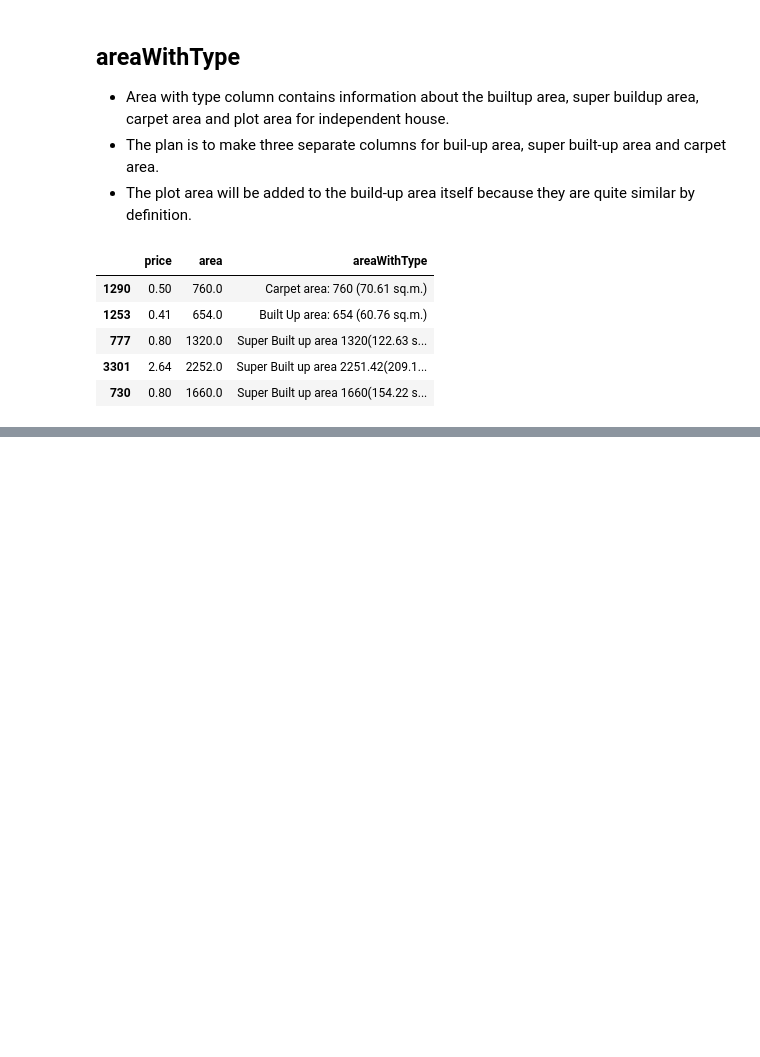
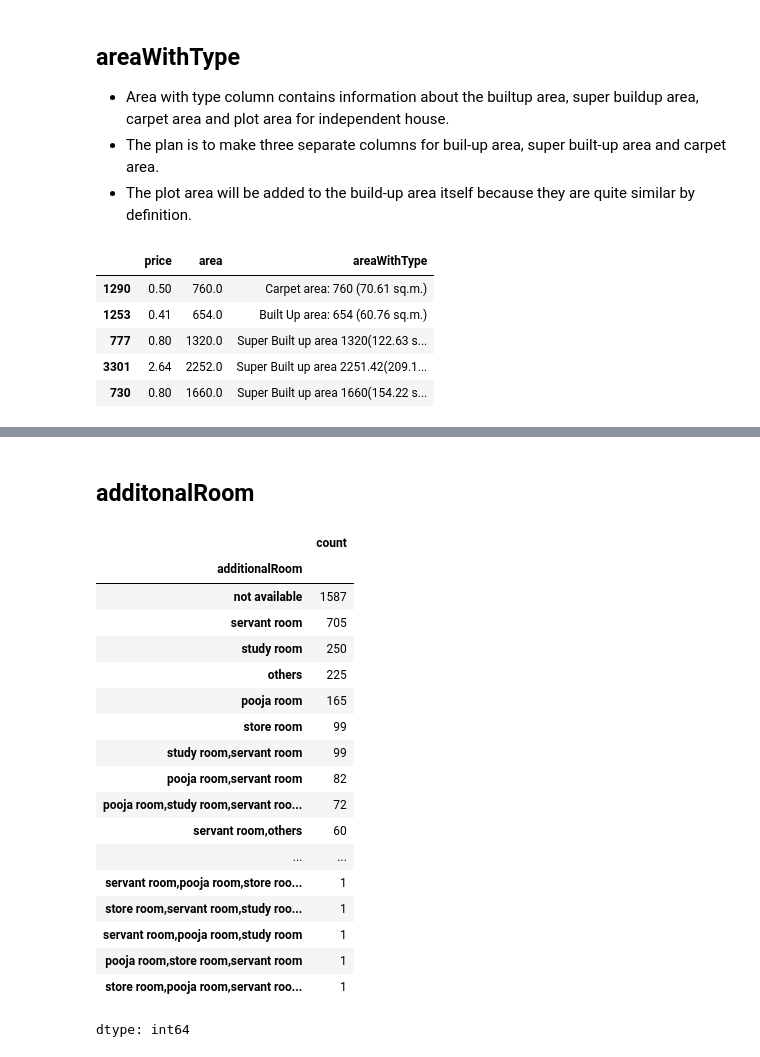
Before and after one commit to 2002hk/EstateVision, a Jupyter notebook: feature_engineering_gurgaon_v1.ipynb, the cells around one changed output, grey strips where cells are left out. Drawn from its saved outputs; the diff is of its cells as text; code cells hidden in the pictures; blank space fills up the shorter version.

```diff
--- a/feature_engineering_gurgaon_v1.ipynb
+++ b/feature_engineering_gurgaon_v1.ipynb
@@ -100,0 +106,5 @@ all_nan_index = df[((df['super_built_up_area'].isnull()) & (df['built_up_area'].
+# %%
+all_nan_df['built_up_area'] = all_nan_df['areaWithType'].apply(extract_plot_area)
+
+# Update the original dataframe
+#gurgaon_properties.update(filtered_rows)
@@ -100,0 +147,24 @@ all_nan_index = df[((df['super_built_up_area'].isnull()) & (df['built_up_area'].
+# %% [markdown]
+## additonalRoom
+# %%
+df['additionalRoom'].value_counts()
+# %% [output]
+|  | count |
+| additionalRoom |  |
+| not available | 1587 |
+| servant room | 705 |
+| study room | 250 |
+| others | 225 |
+| pooja room | 165 |
+| store room | 99 |
+| study room,servant room | 99 |
+| pooja room,servant room | 82 |
+| pooja room,study room,servant roo... | 72 |
+| servant room,others | 60 |
+| ... | ... |
+| servant room,pooja room,store roo... | 1 |
+| store room,servant room,study roo... | 1 |
+| servant room,pooja room,study room | 1 |
+| pooja room,store room,servant room | 1 |
+| store room,pooja room,servant roo... | 1 |
+dtype: int64
```
Also changed, not shown: parts of 41 cells of this notebook.
